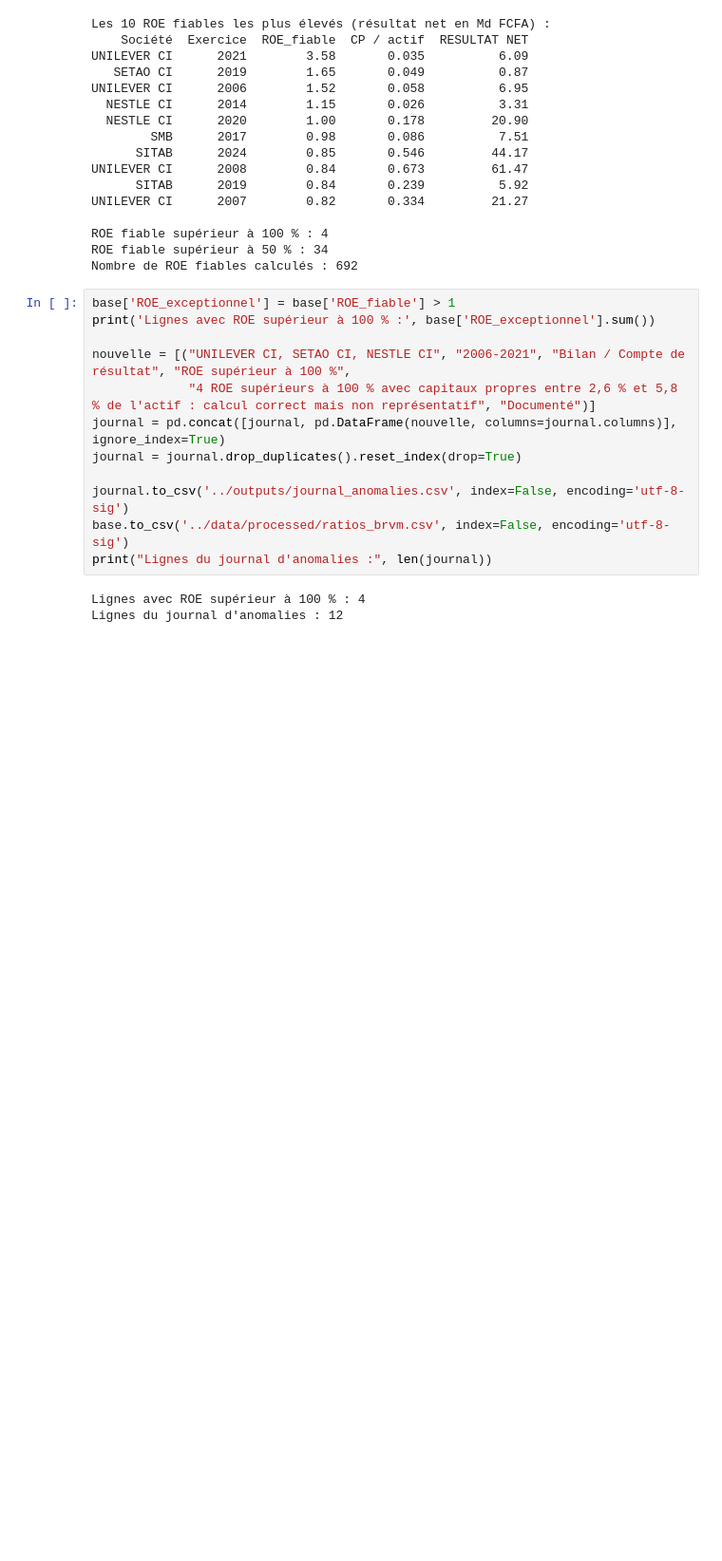
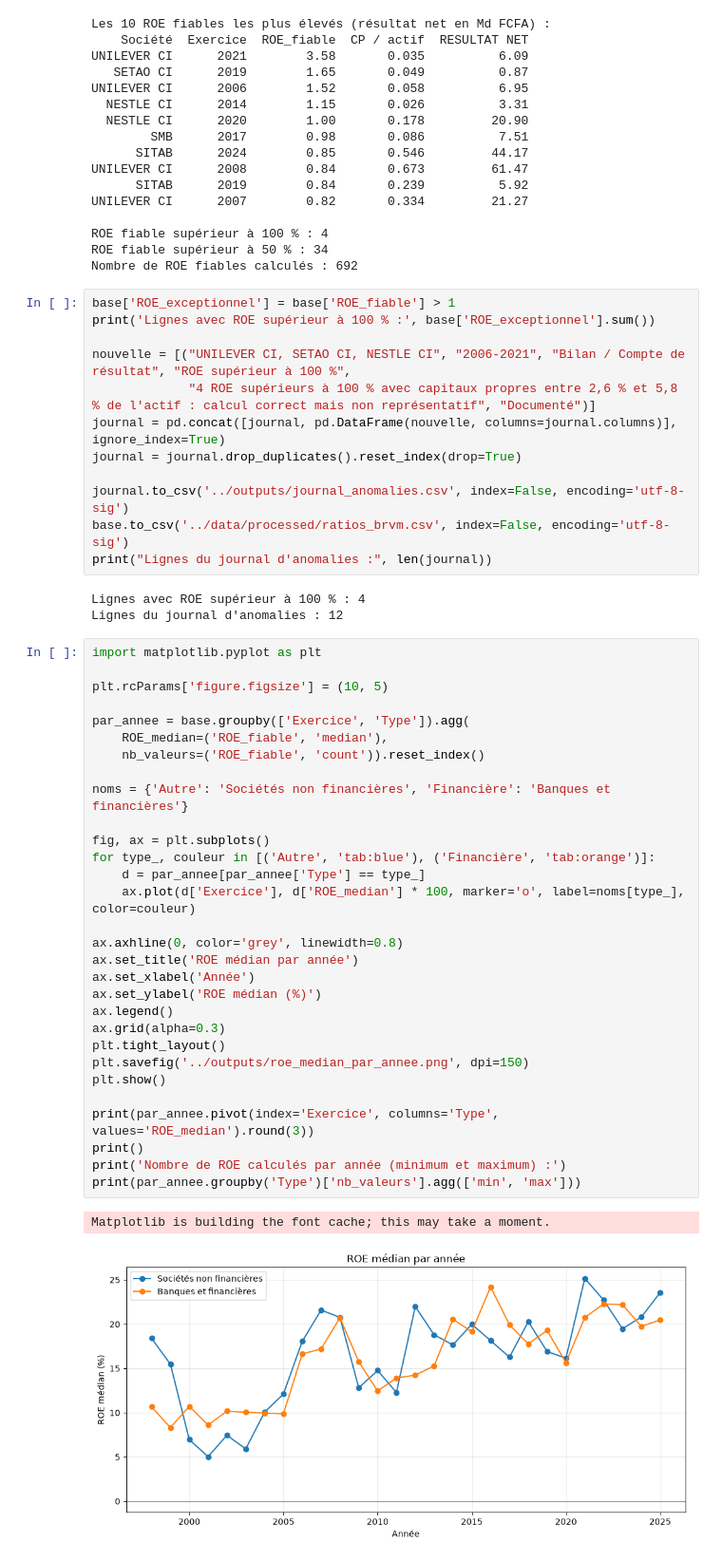
Before and after one commit to jeantheophileilboudo-rgb/brvm_analyse, a Jupyter notebook: notebooks/01_exploration.ipynb, the cells around one changed output. Shown at 95% size. Drawn from its saved outputs; the diff is of its cells as text; blank space fills up the shorter version.

Commit message:
Ajoute le premier graphique de ROE median

```diff
--- a/notebooks/01_exploration.ipynb
+++ b/notebooks/01_exploration.ipynb
@@ -701,3 +701,36 @@ print("Lignes du journal d'anomalies :", len(journal))
 # %% [output]
 Lignes avec ROE supérieur à 100 % : 4
 Lignes du journal d'anomalies : 12
+# %%
+import matplotlib.pyplot as plt
+
+plt.rcParams['figure.figsize'] = (10, 5)
+
+par_annee = base.groupby(['Exercice', 'Type']).agg(
+    ROE_median=('ROE_fiable', 'median'),
+    nb_valeurs=('ROE_fiable', 'count')).reset_index()
+
+noms = {'Autre': 'Sociétés non financières', 'Financière': 'Banques et financières'}
+
+fig, ax = plt.subplots()
+for type_, couleur in [('Autre', 'tab:blue'), ('Financière', 'tab:orange')]:
+    d = par_annee[par_annee['Type'] == type_]
+    ax.plot(d['Exercice'], d['ROE_median'] * 100, marker='o', label=noms[type_], color=couleur)
+
+ax.axhline(0, color='grey', linewidth=0.8)
+ax.set_title('ROE médian par année')
+ax.set_xlabel('Année')
+ax.set_ylabel('ROE médian (%)')
+ax.legend()
+ax.grid(alpha=0.3)
+plt.tight_layout()
+plt.savefig('../outputs/roe_median_par_annee.png', dpi=150)
+plt.show()
+
+print(par_annee.pivot(index='Exercice', columns='Type', values='ROE_median').round(3))
+print()
+print('Nombre de ROE calculés par année (minimum et maximum) :')
+print(par_annee.groupby('Type')['nb_valeurs'].agg(['min', 'max']))
+# %% [output]
+Matplotlib is building the font cache; this may take a moment.
+[figure, added]
```
Also changed, not shown: parts of 1 cell of this notebook, 1 other file.
